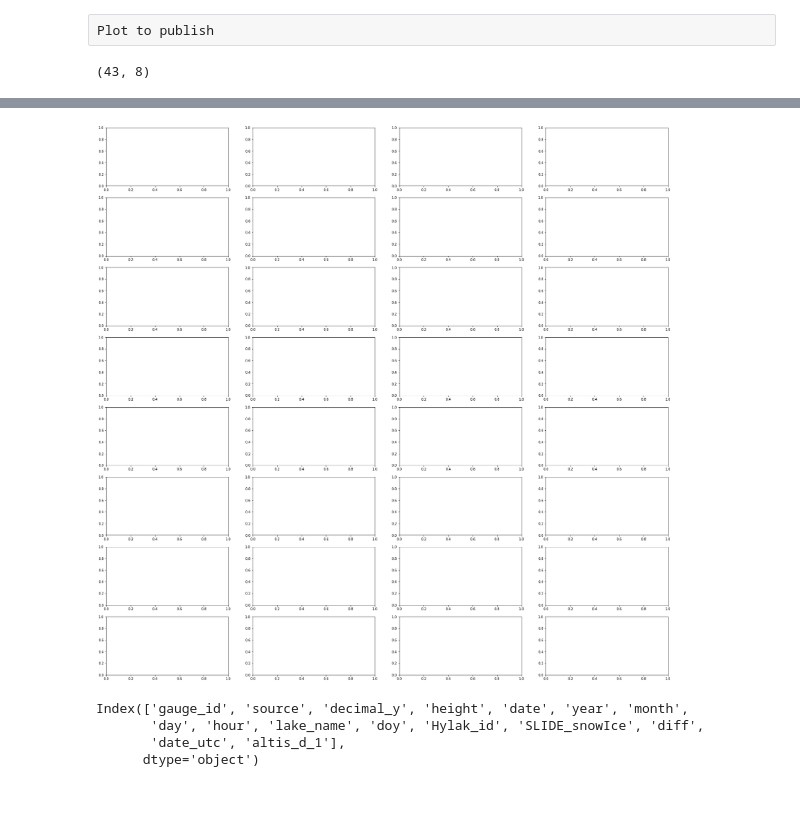
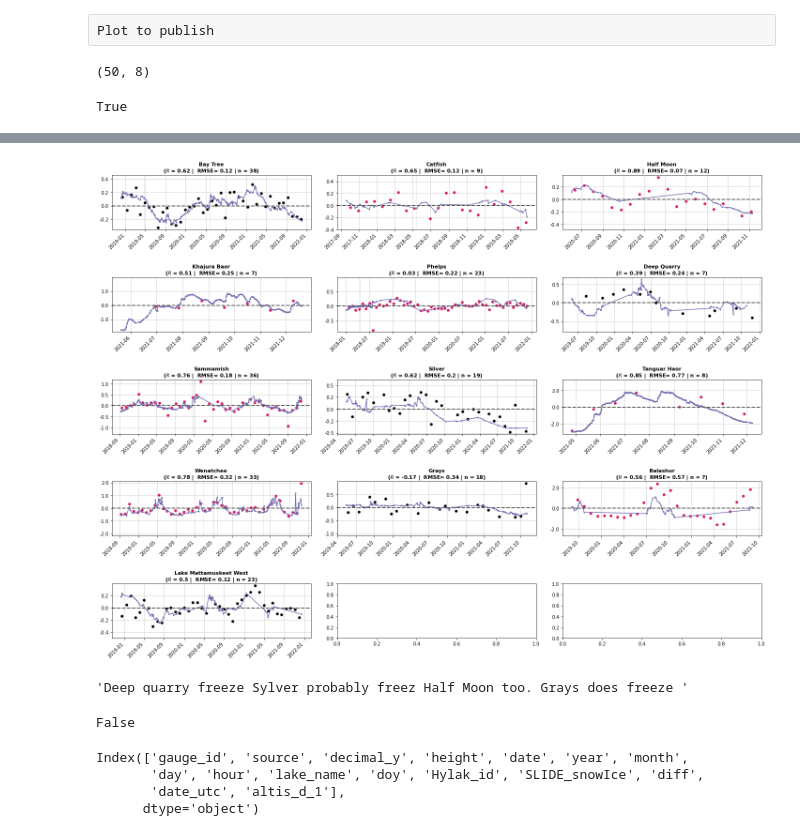
Before and after one commit to anmagomez/radar_altimetry_eval, a Jupyter notebook: src/data_altimeter_groundobs.ipynb, the cells around one changed output, grey strips where cells are left out. Cells and saved outputs as stored; diff of their text form; code cells hidden in the pictures; blank space fills up the shorter version.

Commit message:
Start adding final lakes

```diff
--- a/src/data_altimeter_groundobs.ipynb
+++ b/src/data_altimeter_groundobs.ipynb
@@ -264,3 +291,6 @@ df_diff_to_remove
+# %%
+df_ground_fixed=df_ground_ex.loc[df_ground_ex['date']!='2019-04-07 14:55:00']
+df_ground_ts=pd.concat((df_ground_re,df_ground_fixed), axis=0)
 # %%
 #To save and prevent problem of reading from windows
 # df_ground_ts.to_csv('../data/results/data_preprocessed.csv', sep=',')
@@ -340,7 +370,7 @@ def plot_dev_mean_publish(nfig,dfs, dfg, source, st_id, altis_name, date_fd, hei
     # plt.plot(altidy, altiwelev, '-ro', markersize=2.5)
     # plt.gca().get_xaxis().get_major_formatter().set_useOffset(False)
     ax=plt.gca()
-    ax.axhline(linewidth=2, color='#808080',linestyle='--')
+    ax.axhline(linewidth=2, color='#575656',linestyle='--')
     # if error_m_text is not None:
     #     plt.text(0.01, 0.8, 'Metrics'+error_m_text, fontsize = 8, transform=ax.transAxes)
 
@@ -368,7 +398,7 @@ def plot_dev_mean_publish(nfig,dfs, dfg, source, st_id, altis_name, date_fd, hei
         label.set(rotation=45, horizontalalignment='right')
     fig.tight_layout(h_pad=3, w_pad=2)
     # plt.legend(loc='lower right')
-    plt.title('Lake'+labelg+error_m_text, size=11,
+    plt.title(labelg+error_m_text, size=11,
               weight='bold')
 
 
@@ -393,7 +423,7 @@ start=0
 #save plots?
 save_plot=True
 #Plot?
-show_plot=False
+show_plot=True
 #save results
 save_res=False
 # %% [raw]
@@ -401,11 +431,21 @@ Plot to publish
 # %%
 #Test to determine potential number of figures
 path= '../data/alti_timeseries/lonlat_vs_altis_ed.csv'
-altis_csv=pd.read_csv(path)
-#altis_csv.loc[altis_csv['source']=='RVBR'].shape
+
+
+if platform.system()=='Linux':
+    altis_csv=pd.read_csv(path, sep=',')
+else:
+    altis_csv=pd.read_csv(path, sep=',', encoding='windows-1252')
+
+
 altis_csv.shape
 # %% [output]
-(43, 8)
+(50, 8)
+# %%
+save_plot
+# %% [output]
+True
 # %%
 
 #Read each file and convert it to dataframe
@@ -425,12 +465,11 @@ if start==0:
     df_cm=pd.DataFrame()
 
 
-path= '../data/alti_timeseries/lonlat_vs_altis_ed.csv'
+# path= '../data/alti_timeseries/lonlat_vs_altis_ed.csv'
 lon_fd='lon'
 lat_fd='lat'
 
-altis_csv=pd.read_csv(path)
-#Add the time_zone to each coordinate
+
 tf=TimezoneFinder()
 
 #Filter to lakes approved
@@ -457,11 +496,11 @@ wse_ref='e'
 i=1
 #################CHANGE WITH N COMPARISON ####################
 #----ALL
-row_f=8
-col_f=4
-w=30
-h=30
-this_source='ALL'
+# row_f=8
+# col_f=4
+# w=30
+# h=30
+# this_source='ALL'
 
 #----ARHN
 # row_f=2
@@ -471,11 +510,11 @@ this_source='ALL'
 # this_source='ARHN'
 
 #---LOCSS
-# row_f=4
-# col_f=3
-# w=20
-# h=15
-# this_source='LOCSS'
+row_f=5
+col_f=3
+w=20
+h=15
+this_source='LOCSS'
 
 #---USGS
 # row_f=1
@@ -590,7 +629,7 @@ for index,row in altis_w_gts_csv.iterrows():
 
         labels=altis_name.split('_')[2]
         # labelg=' '+st_id
-        labelg=' '+lake_name
+        labelg=lake_name
         labeli='Interp ground to altis'
 
 
@@ -637,4 +676,6 @@ if save_res:
     cols=['station', 'altis', 'source', 'method','R','NSF','RMSE', 'APL', 'VE', 'n_obs']
     df_cm[cols].to_csv('../data/results/comparison_'+this_source+'_'+time_fig+'.csv', sep=',')
     print('Data save to:\n','../data/results/comparison_'+this_source+'_'+time_fig+'.csv')
+
+'''Deep quarry freeze Sylver probably freez Half Moon too. Grays does freeze '''
 # %% [output]
@@ -658,4 +699,9 @@ error -2.3721765292824177e-14
-[figure, old version]
+[figure, new version]
+'Deep quarry freeze Sylver probably freez Half Moon too. Grays does freeze '
+# %%
+save_plot
+# %% [output]
+False
 # %%
 df_ground_st.columns#shape[0]
 # %% [output]
```
Also changed, not shown: parts of 10 cells of this notebook.
